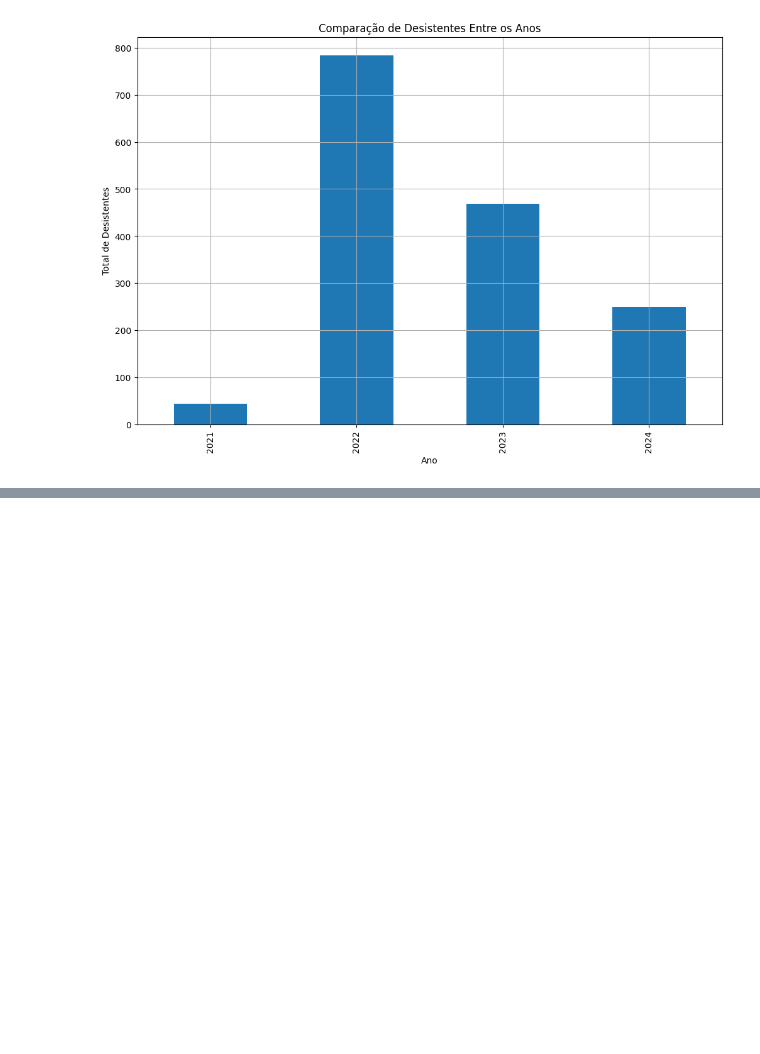
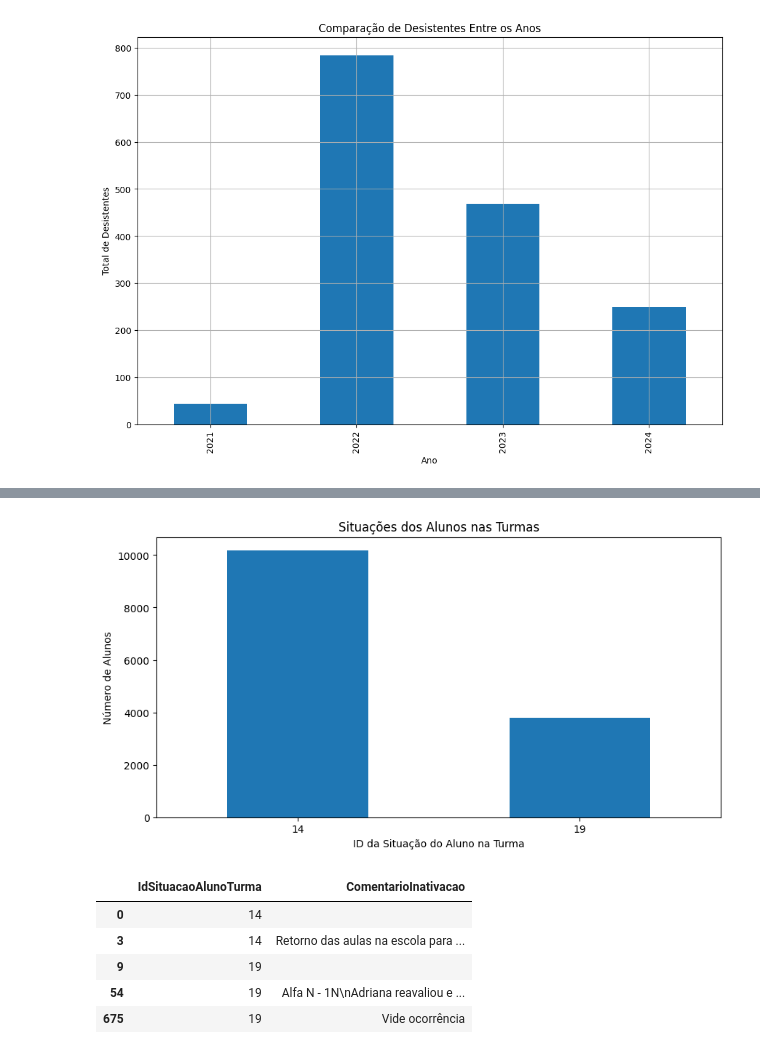
Before and after one commit to Pridefrancas/DATATHON-2DTAT, a Jupyter notebook: Analise_PRI.ipynb, the cells around one changed output, grey strips where cells are left out. Drawn from its saved outputs; the diff is of its cells as text; code cells hidden in the pictures; blank space fills up the shorter version.

```diff
--- a/Analise_PRI.ipynb
+++ b/Analise_PRI.ipynb
@@ -357,0 +435,28 @@ See the caveats in the documentation: https://pandas.pydata.org/pandas-docs/stab
+# %%
+# Analyzing the student situations in classes
+student_situations = df['IdSituacaoAlunoTurma'].value_counts()
+
+# Map situation IDs to more descriptive labels if available
+# Note: We don't have a mapping provided in the dataset, so we will work with the IDs for now.
+
+# Plotting the distribution of student situations in classes
+plt.figure(figsize=(10, 5))
+student_situations.plot(kind='bar')
+plt.title('Situações dos Alunos nas Turmas')
+plt.xlabel('ID da Situação do Aluno na Turma')
+plt.ylabel('Número de Alunos')
+plt.xticks(rotation=0)
+plt.show()
+
+# Checking for any specific situation codes with the comments, if available
+unique_situations_with_comments = df[['IdSituacaoAlunoTurma', 'ComentarioInativacao']].dropna().drop_duplicates()
+
+unique_situations_with_comments.head()
+# %% [output]
+[figure, added]
+|  | IdSituacaoAlunoTurma | ComentarioInativacao |
+| 0 | 14 |  |
+| 3 | 14 | Retorno das aulas na escola para ... |
+| 9 | 19 |  |
+| 54 | 19 | Alfa N - 1N\nAdriana reavaliou e ... |
+| 675 | 19 | Vide ocorrência |
```
Also changed, not shown: parts of 4 cells of this notebook.
